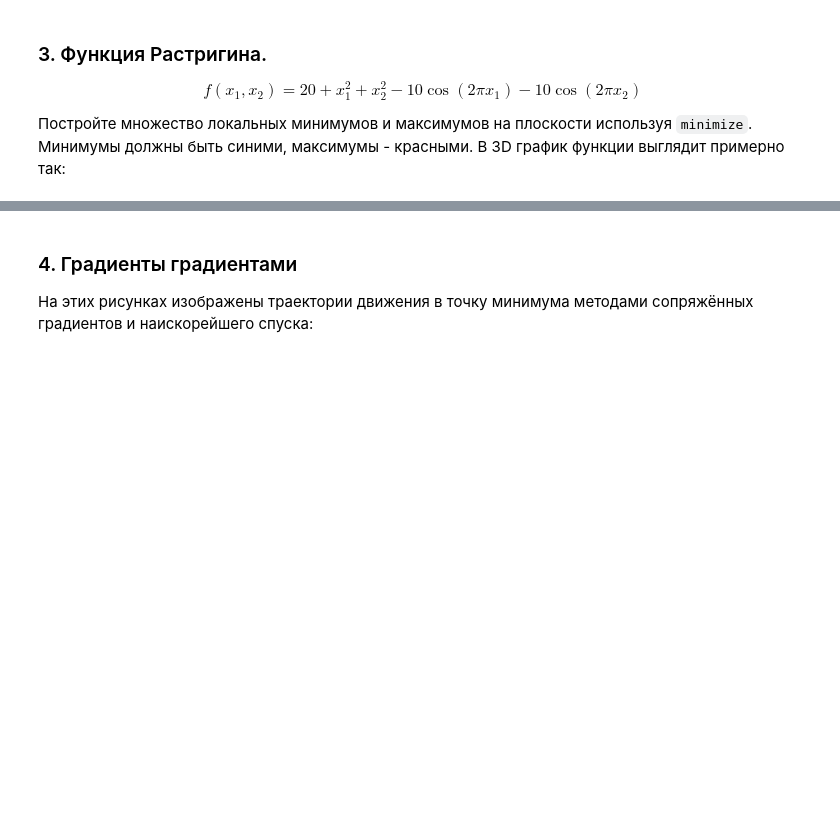
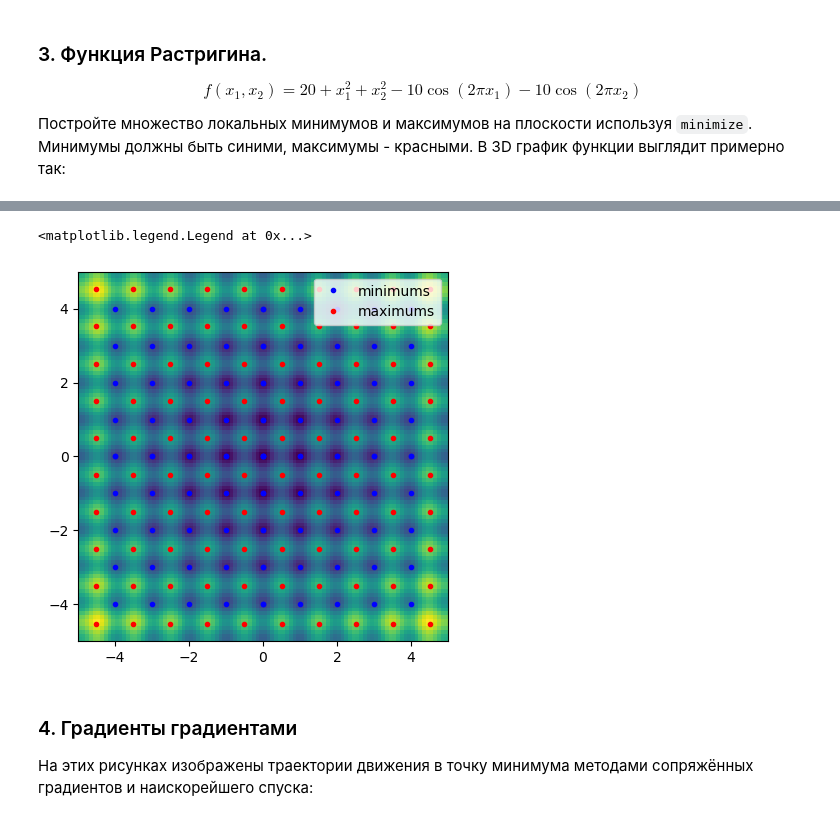
Before and after one commit to pinbraerts/vychmaty, a Jupyter notebook: week7.ipynb, the cells around one changed output, grey strips where cells are left out. Cells and saved outputs as stored; diff of their text form; code cells hidden in the pictures; blank space fills up the shorter version.

```diff
--- a/week7.ipynb
+++ b/week7.ipynb
@@ -666,6 +285,46 @@ $$
 Постройте множество локальных минимумов и максимумов на плоскости используя `minimize`. Минимумы должны быть синими, максимумы - красными. В 3D график функции выглядит примерно так:
 # %% [markdown]
 ![image.png](embedded-picture-1)
+# %%
+import numpy as np
+
+def f(x, y):
+    fx = x * x - 10 * np.cos(2 * np.pi * x)
+    fy = y * y - 10 * np.cos(2 * np.pi * y)
+    if hasattr(x, '__len__') and hasattr(y, '__len__'):
+        ox = np.ones(len(x)).reshape((len(x), 1))
+        oy = np.ones(len(y)).reshape((1, len(y)))
+        fx = fx.reshape((len(x), 1))
+        fy = fy.reshape((1, len(y)))
+        return 20 + fx @ oy + ox @ fy
+    else:
+        return 20 + fx + fy
+# %%
+x = np.linspace(-5, 5, 100)
+y = np.linspace(-5, 5, 100)
+# %%
+import matplotlib.pyplot as plt
+from scipy.optimize import minimize
+plt.imshow(f(x, y), extent=(-5, 5, -5, 5))
+
+e = 1
+x0s = np.linspace(-5, 4, 10)
+mins = []
+maxs = []
+for x0 in x0s:
+    for y0 in x0s:
+        xm, ym = minimize(lambda x: f(x[0], x[1]), (x0 + e / 2, y0 + e / 2), bounds=((x0, x0 + e), (y0, y0 + e))).x
+        xM, yM = minimize(lambda x: -f(x[0], x[1]), (x0 + e / 2, y0 + e / 2), bounds=((x0, x0 + e), (y0, y0 + e))).x
+        mins.append((xm, ym))
+        maxs.append((xM, yM))
+mins = np.array(mins)
+maxs = np.array(maxs)
+plt.plot(*mins.T, '.', color='blue', label='minimums')
+plt.plot(*maxs.T, '.', color='red', label='maximums')
+plt.legend()
+# %% [output]
+<matplotlib.legend.Legend at 0x...>
+[figure, added]
 # %% [markdown]
 ### 4. Градиенты градиентами
 
```
Also changed, not shown: parts of 30 cells of this notebook.
